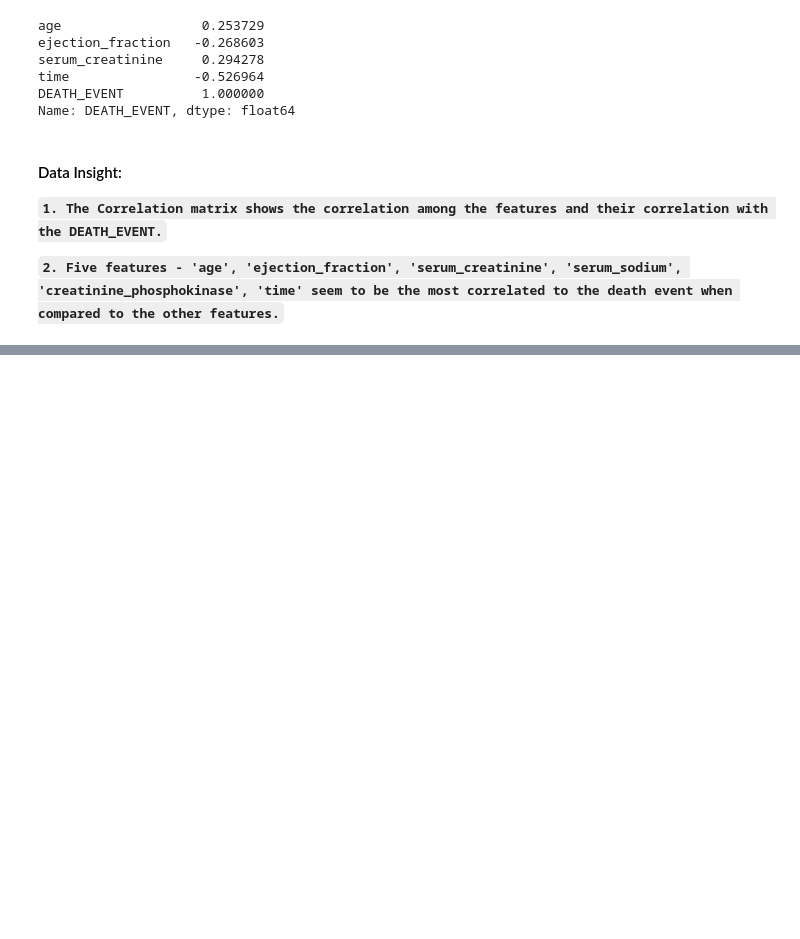
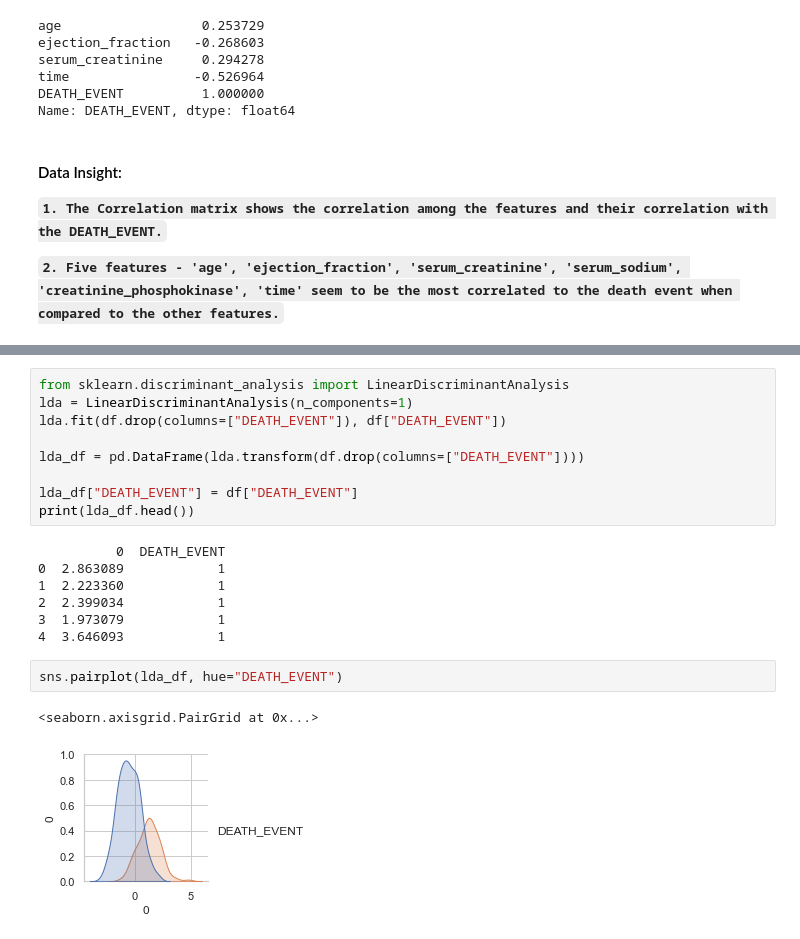
Before and after one commit to khadyothan/ADA, a Jupyter notebook: 3_S20190010040_S20190010129_Project_Code.ipynb, the cells around one changed output, grey strips where cells are left out. Cells and saved outputs as stored; diff of their text form; blank space fills up the shorter version.

```diff
--- a/3_S20190010040_S20190010129_Project_Code.ipynb
+++ b/3_S20190010040_S20190010129_Project_Code.ipynb
@@ -655,0 +839,21 @@ Name: DEATH_EVENT, dtype: float64
+# %%
+from sklearn.discriminant_analysis import LinearDiscriminantAnalysis
+lda = LinearDiscriminantAnalysis(n_components=1)
+lda.fit(df.drop(columns=["DEATH_EVENT"]), df["DEATH_EVENT"])
+
+lda_df = pd.DataFrame(lda.transform(df.drop(columns=["DEATH_EVENT"])))
+
+lda_df["DEATH_EVENT"] = df["DEATH_EVENT"]
+print(lda_df.head())
+# %% [output]
+          0  DEATH_EVENT
+0  2.863089            1
+1  2.223360            1
+2  2.399034            1
+3  1.973079            1
+4  3.646093            1
+# %%
+sns.pairplot(lda_df, hue="DEATH_EVENT")
+# %% [output]
+<seaborn.axisgrid.PairGrid at 0x...>
+[figure, added]
```
Also changed, not shown: parts of 59 cells of this notebook.
